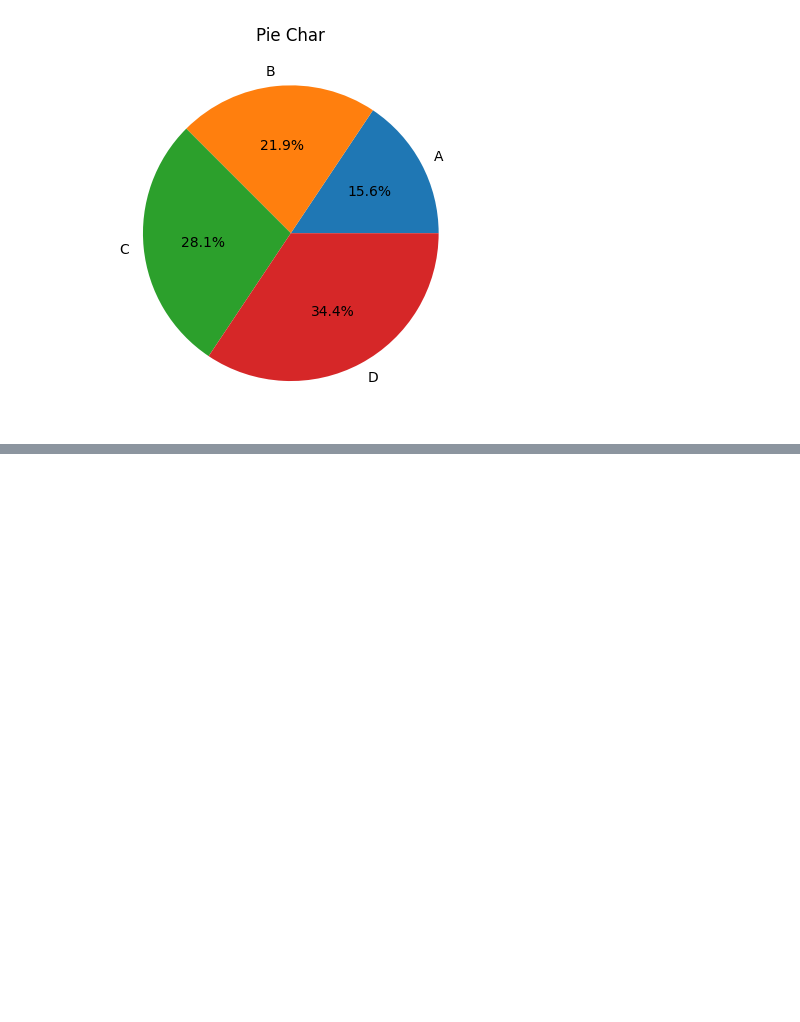
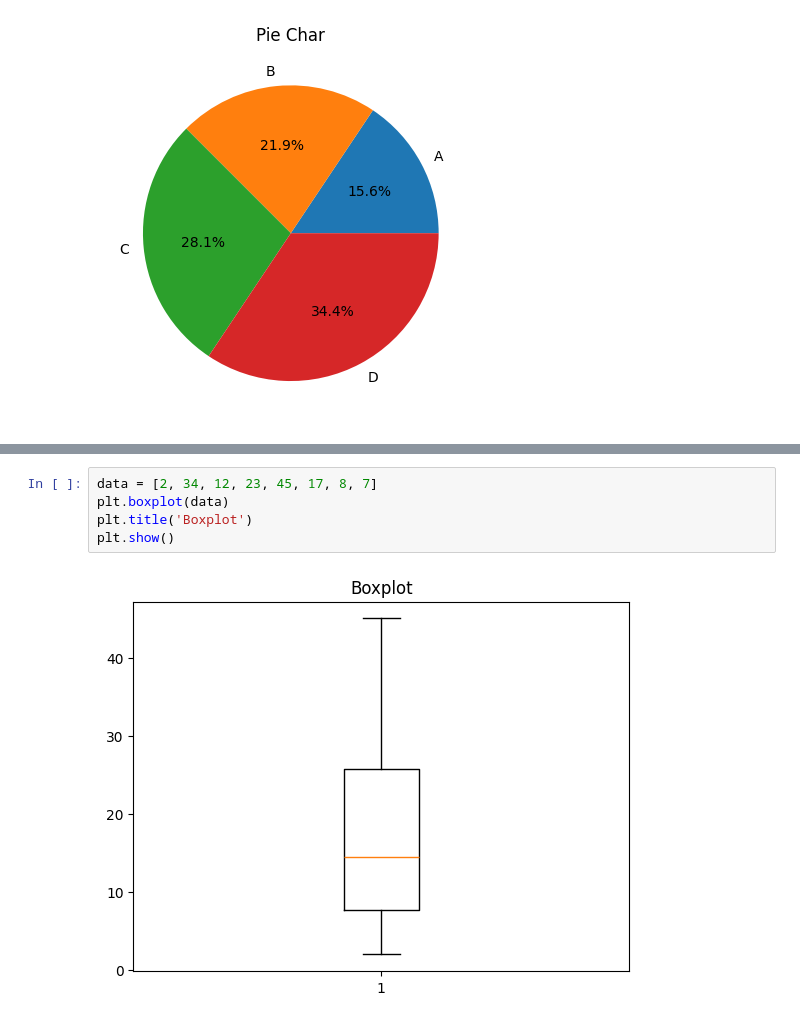
Before and after one commit to MuhammadjonArabov/Python-For-Data-Analytics, a Jupyter notebook: Visualization.ipynb, the cells around one changed output, grey strips where cells are left out. Drawn from its saved outputs; the diff is of its cells as text; blank space fills up the shorter version.

```diff
--- a/Visualization.ipynb
+++ b/Visualization.ipynb
@@ -210,0 +218,7 @@ plt.show()
+# %%
+data = [2, 34, 12, 23, 45, 17, 8, 7]
+plt.boxplot(data)
+plt.title('Boxplot')
+plt.show()
+# %% [output]
+[figure, added]
```
Also changed, not shown: parts of 2 cells of this notebook.
